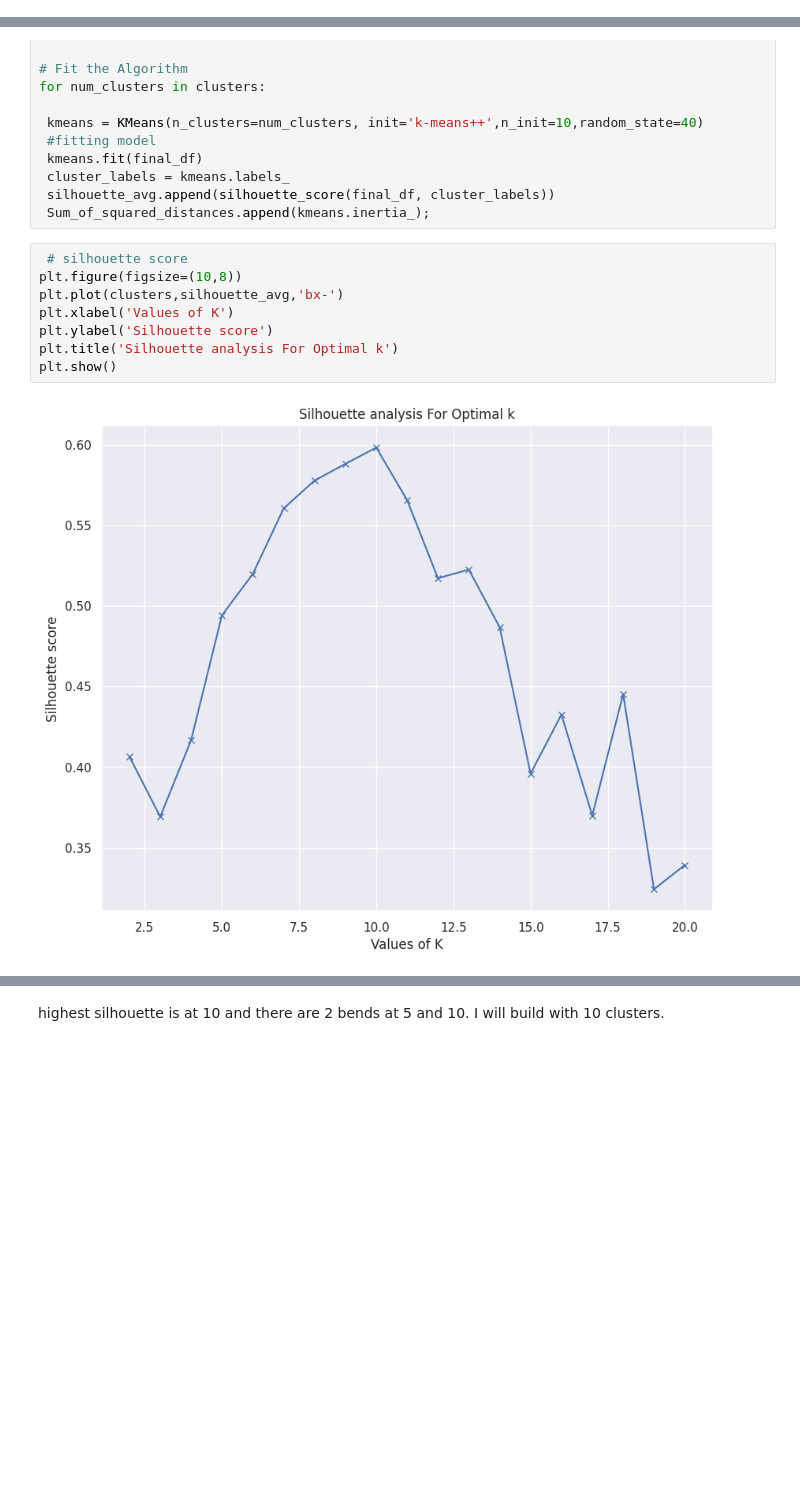
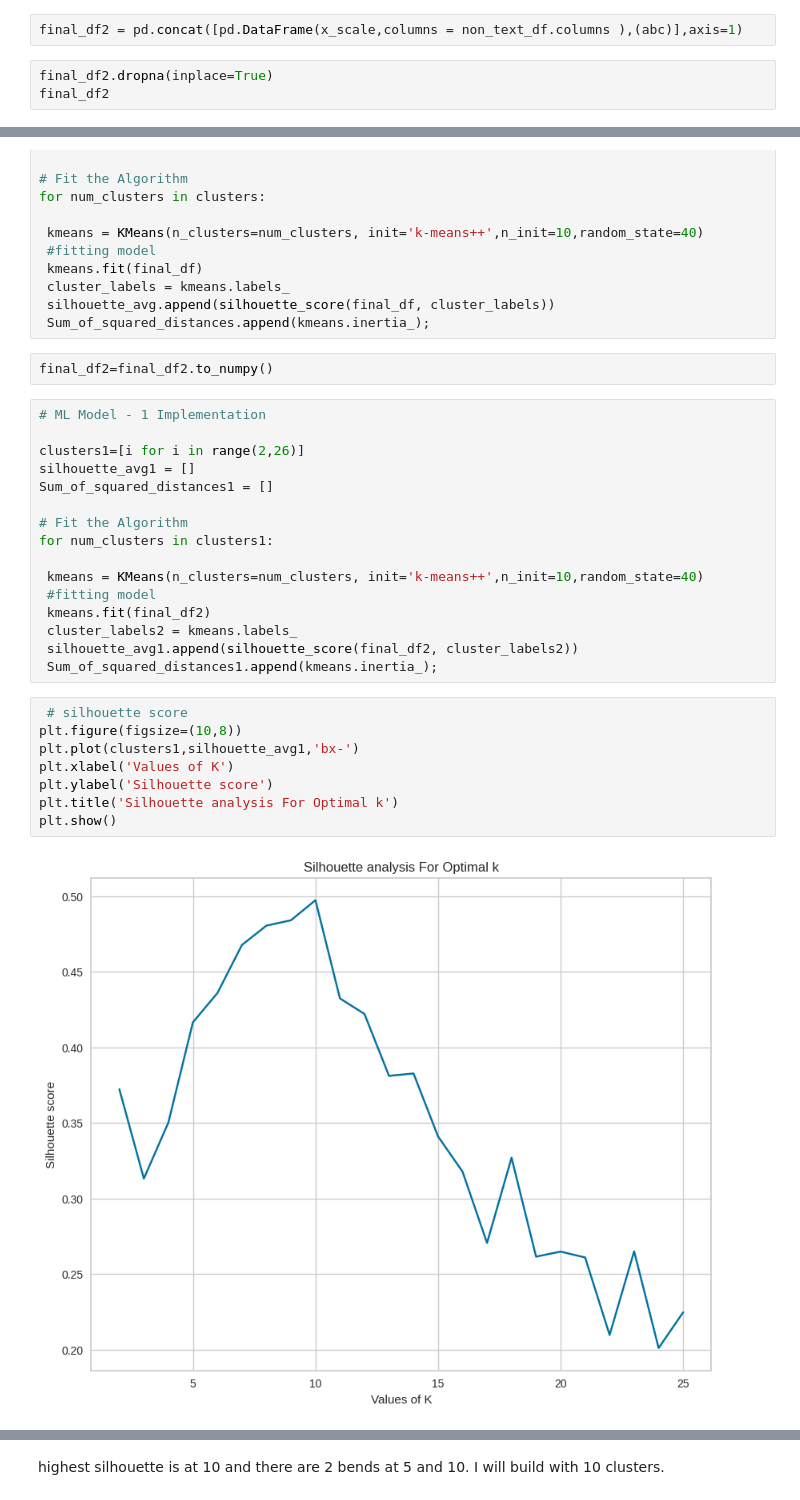
Before and after one commit to subhashsomarouthu/Netflix-Movies-and-TV-Shows-Clustering, a Jupyter notebook: Netflix_Movies_and_TV_Shows_Clustering.ipynb, the cells around one changed output, grey strips where cells are left out. Drawn from its saved outputs; the diff is of its cells as text; blank space fills up the shorter version.

```diff
--- a/Netflix_Movies_and_TV_Shows_Clustering.ipynb
+++ b/Netflix_Movies_and_TV_Shows_Clustering.ipynb
@@ -2173,3 +2185,8 @@ final_df
 scaler=StandardScaler()
 
 x_scale = scaler.fit_transform(non_text_df)
+# %%
+final_df2 = pd.concat([pd.DataFrame(x_scale,columns = non_text_df.columns ),(abc)],axis=1)
+# %%
+final_df2.dropna(inplace=True)
+final_df2
@@ -2246,16 +2277,34 @@ for num_clusters in clusters:
  cluster_labels = kmeans.labels_
  silhouette_avg.append(silhouette_score(final_df, cluster_labels))
  Sum_of_squared_distances.append(kmeans.inertia_);
+# %%
+final_df2=final_df2.to_numpy()
+# %%
+# ML Model - 1 Implementation
+
+clusters1=[i for i in range(2,26)]
+silhouette_avg1 = []
+Sum_of_squared_distances1 = []
+
+# Fit the Algorithm
+for num_clusters in clusters1:
+
+ kmeans = KMeans(n_clusters=num_clusters, init='k-means++',n_init=10,random_state=40)
+ #fitting model
+ kmeans.fit(final_df2)
+ cluster_labels2 = kmeans.labels_
+ silhouette_avg1.append(silhouette_score(final_df2, cluster_labels2))
+ Sum_of_squared_distances1.append(kmeans.inertia_);
 # %%
  # silhouette score
 plt.figure(figsize=(10,8))
-plt.plot(clusters,silhouette_avg,'bx-')
+plt.plot(clusters1,silhouette_avg1,'bx-')
 plt.xlabel('Values of K')
 plt.ylabel('Silhouette score')
 plt.title('Silhouette analysis For Optimal k')
 plt.show()
 # %% [output]
-[figure, old version]
+[figure, new version]
 # %%
 # Elbow method
 
```
Also changed, not shown: parts of 7 cells of this notebook.
